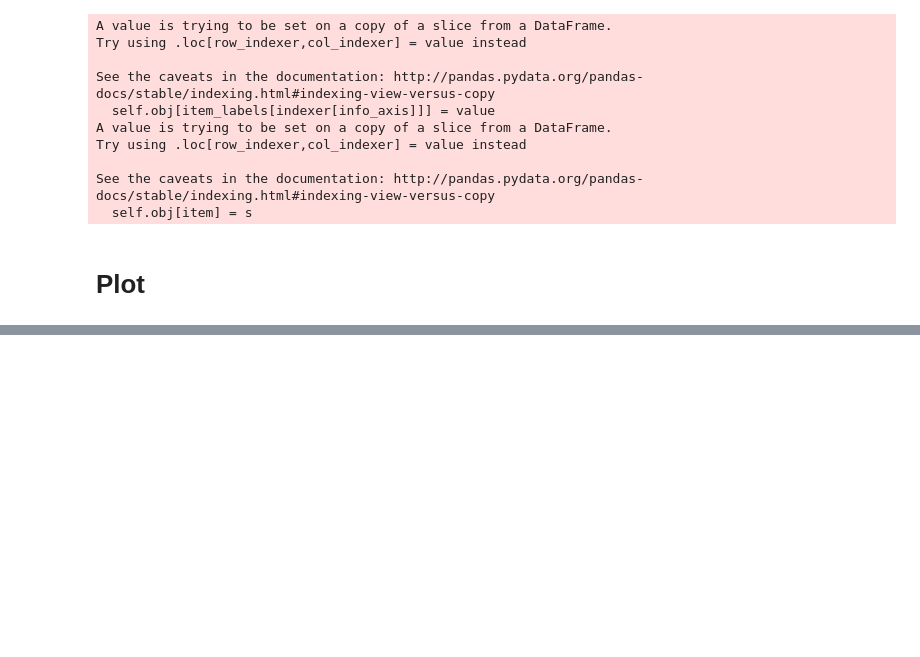
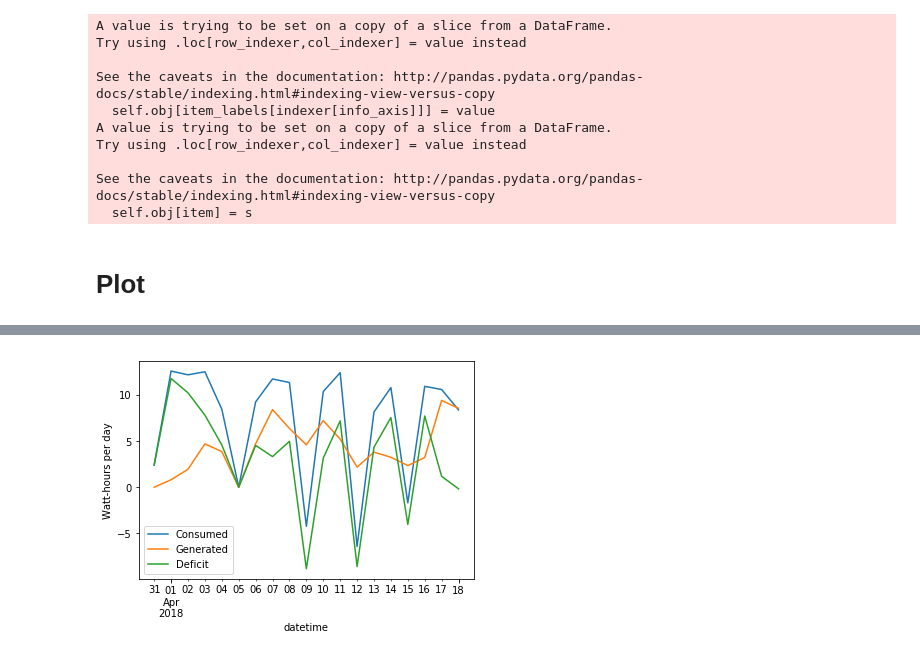
Before and after one commit to JeroenDelcour/solarpi, a Jupyter notebook: plot.ipynb, the cells around one changed output, grey strips where cells are left out. Saved outputs shown, nothing was run; the diff lists cells and outputs as text; code cells hidden in the pictures; blank space fills up the shorter version.

```diff
--- a/plot.ipynb
+++ b/plot.ipynb
@@ -77,0 +97,13 @@ plt.show()
+# %%
+fig, ax = plt.subplots()
+ax.set_ylabel('Watt-hours per day')
+consumed = battery.loc['2018-03-31':,'power (mW)'].resample('D').sum()/60/60/1000
+consumed.plot(ax=ax, label='Consumed')
+generated = solar.loc['2018-03-31':,'power (mW)'].resample('D').sum()/60/60/1000
+generated.plot(ax=ax, label='Generated')
+deficit = consumed - generated
+deficit.plot(ax=ax, label='Deficit')
+ax.legend()
+plt.show()
+# %% [output]
+[figure, added]
```
Also changed, not shown: parts of 7 cells of this notebook.
